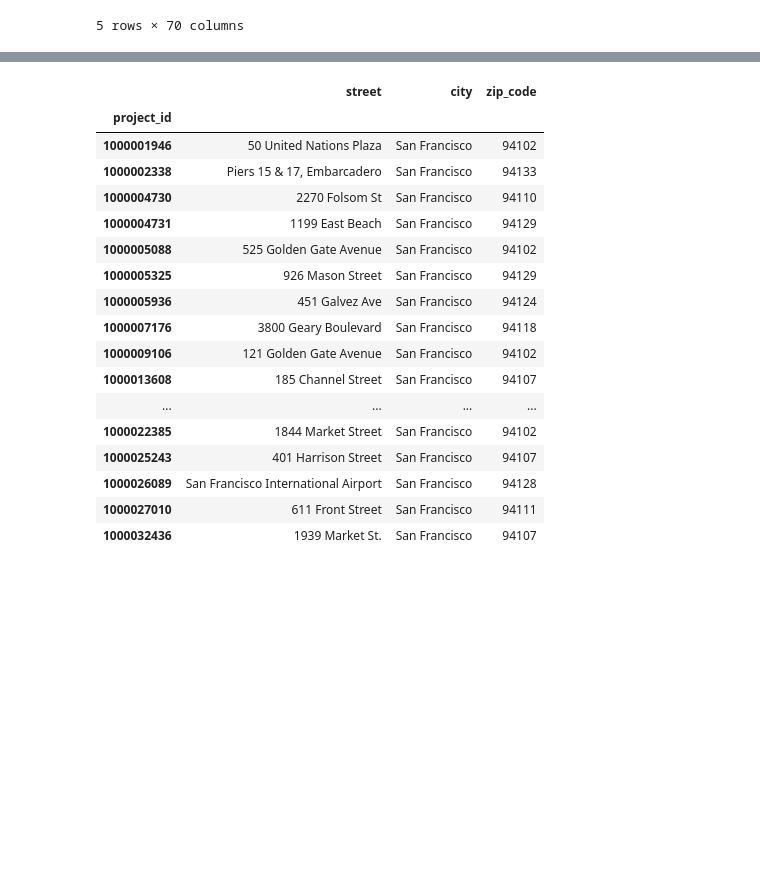
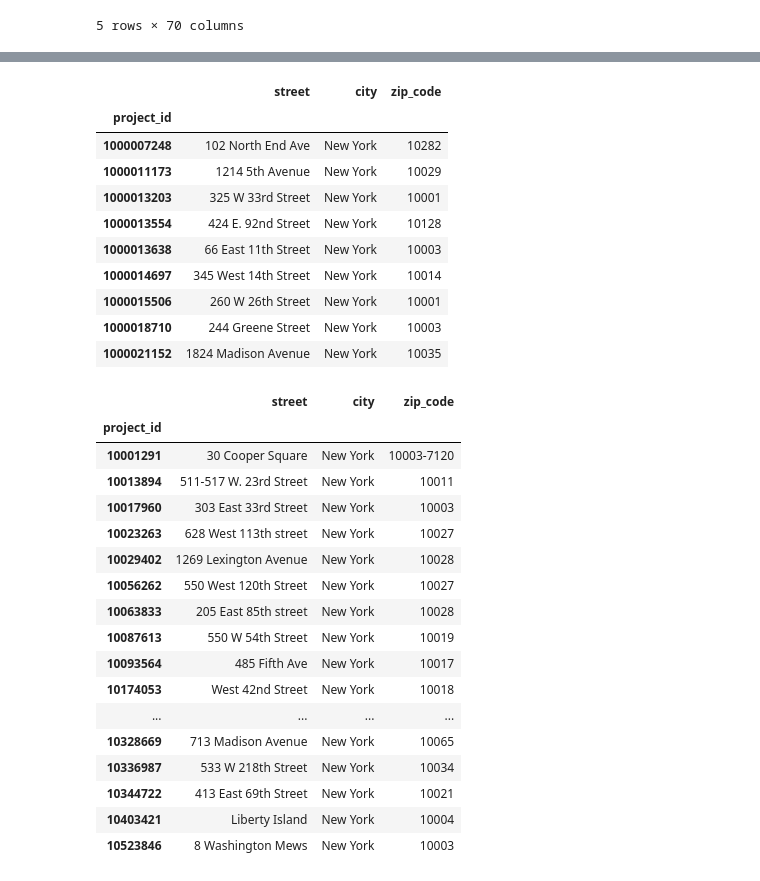
Before and after one commit to Data-Science-TIY/builditgreen, a Jupyter notebook: builditgreen/ExploreCityData.ipynb, the cells around one changed output, grey strips where cells are left out. Cells and saved outputs as stored; diff of their text form; code cells hidden in the pictures; blank space fills up the shorter version.

```diff
--- a/builditgreen/ExploreCityData.ipynb
+++ b/builditgreen/ExploreCityData.ipynb
@@ -216,25 +216,18 @@ West Haven                1
 Livonia                   1
 dtype: int64
 # %%
-sf_df_2009 = merged_df_2009_small[merged_df_2009_small["city"] == "San Francisco"]
+ny_df_2009 = merged_df_2009_small[merged_df_2009_small["city"] == "New York"]
 # %%
-sf_df_2009[['street', 'city', 'zip_code']]
+ny_df_2009[['street', 'city', 'zip_code']]
 # %% [output]
 |  | street | city | zip_code |
 | project_id |  |  |  |
-| 1000001946 | 50 United Nations Plaza | San Francisco | 94102 |
-| 1000002338 | Piers 15 & 17, Embarcadero | San Francisco | 94133 |
-| 1000004730 | 2270 Folsom St | San Francisco | 94110 |
-| 1000004731 | 1199 East Beach | San Francisco | 94129 |
-| 1000005088 | 525 Golden Gate Avenue | San Francisco | 94102 |
-| 1000005325 | 926 Mason Street | San Francisco | 94129 |
-| 1000005936 | 451 Galvez Ave | San Francisco | 94124 |
-| 1000007176 | 3800 Geary Boulevard | San Francisco | 94118 |
-| 1000009106 | 121 Golden Gate Avenue | San Francisco | 94102 |
-| 1000013608 | 185 Channel Street | San Francisco | 94107 |
-| ... | ... | ... | ... |
-| 1000022385 | 1844 Market Street | San Francisco | 94102 |
-| 1000025243 | 401 Harrison Street | San Francisco | 94107 |
-| 1000026089 | San Francisco International Airport | San Francisco | 94128 |
-| 1000027010 | 611 Front Street | San Francisco | 94111 |
-| 1000032436 | 1939 Market St. | San Francisco | 94107 |
+| 1000007248 | 102 North End Ave | New York | 10282 |
+| 1000011173 | 1214 5th Avenue | New York | 10029 |
+| 1000013203 | 325 W 33rd Street | New York | 10001 |
+| 1000013554 | 424 E. 92nd Street | New York | 10128 |
+| 1000013638 | 66 East 11th Street | New York | 10003 |
+| 1000014697 | 345 West 14th Street | New York | 10014 |
+| 1000015506 | 260 W 26th Street | New York | 10001 |
+| 1000018710 | 244 Greene Street | New York | 10003 |
+| 1000021152 | 1824 Madison Avenue | New York | 10035 |
@@ -240,0 +236,21 @@ sf_df_2009[['street', 'city', 'zip_code']]
+# %%
+ny_df_2_2[['street', 'city', 'zip_code']]
+# %% [output]
+|  | street | city | zip_code |
+| project_id |  |  |  |
+| 10001291 | 30 Cooper Square | New York | 10003-7120 |
+| 10013894 | 511-517 W. 23rd Street | New York | 10011 |
+| 10017960 | 303 East 33rd Street | New York | 10003 |
+| 10023263 | 628 West 113th street | New York | 10027 |
+| 10029402 | 1269 Lexington Avenue | New York | 10028 |
+| 10056262 | 550 West 120th Street | New York | 10027 |
+| 10063833 | 205 East 85th street | New York | 10028 |
+| 10087613 | 550 W 54th Street | New York | 10019 |
+| 10093564 | 485 Fifth Ave | New York | 10017 |
+| 10174053 | West 42nd Street | New York | 10018 |
+| ... | ... | ... | ... |
+| 10328669 | 713 Madison Avenue | New York | 10065 |
+| 10336987 | 533 W 218th Street | New York | 10034 |
+| 10344722 | 413 East 69th Street | New York | 10021 |
+| 10403421 | Liberty Island | New York | 10004 |
+| 10523846 | 8 Washington Mews | New York | 10003 |
```
Also changed, not shown: parts of 67 cells of this notebook, 1 other file.
